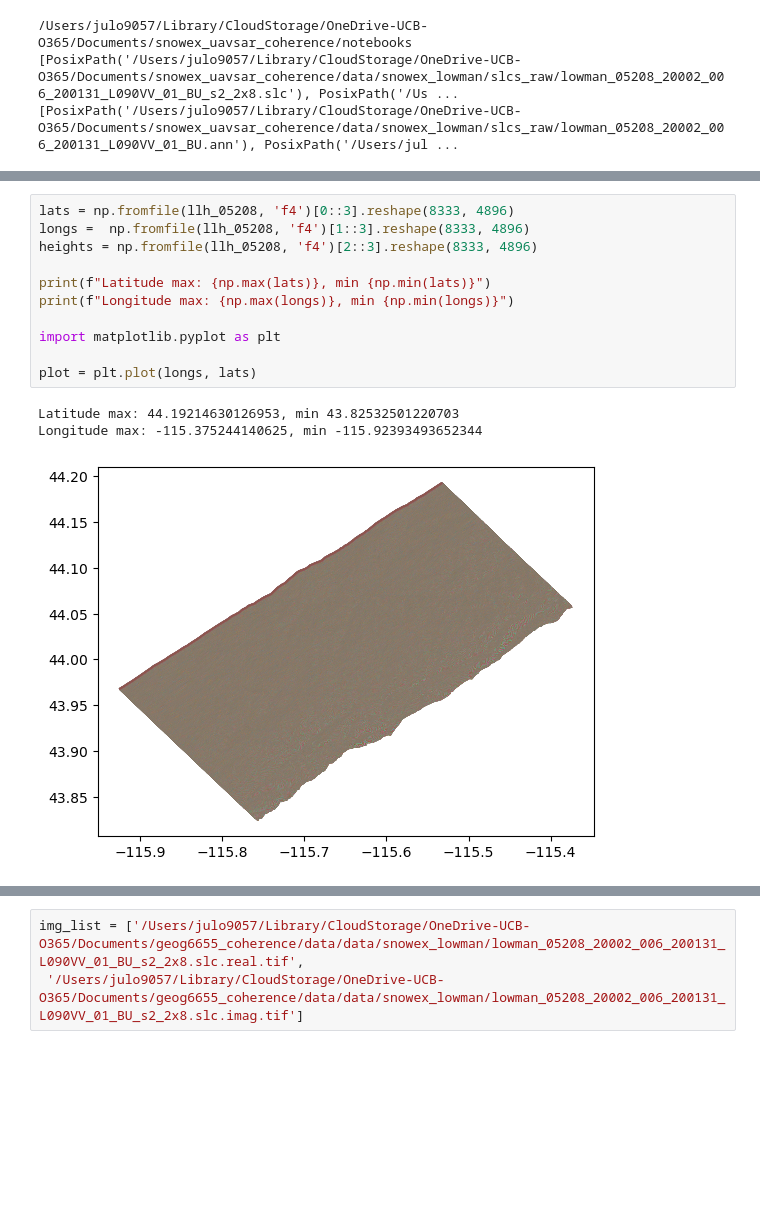
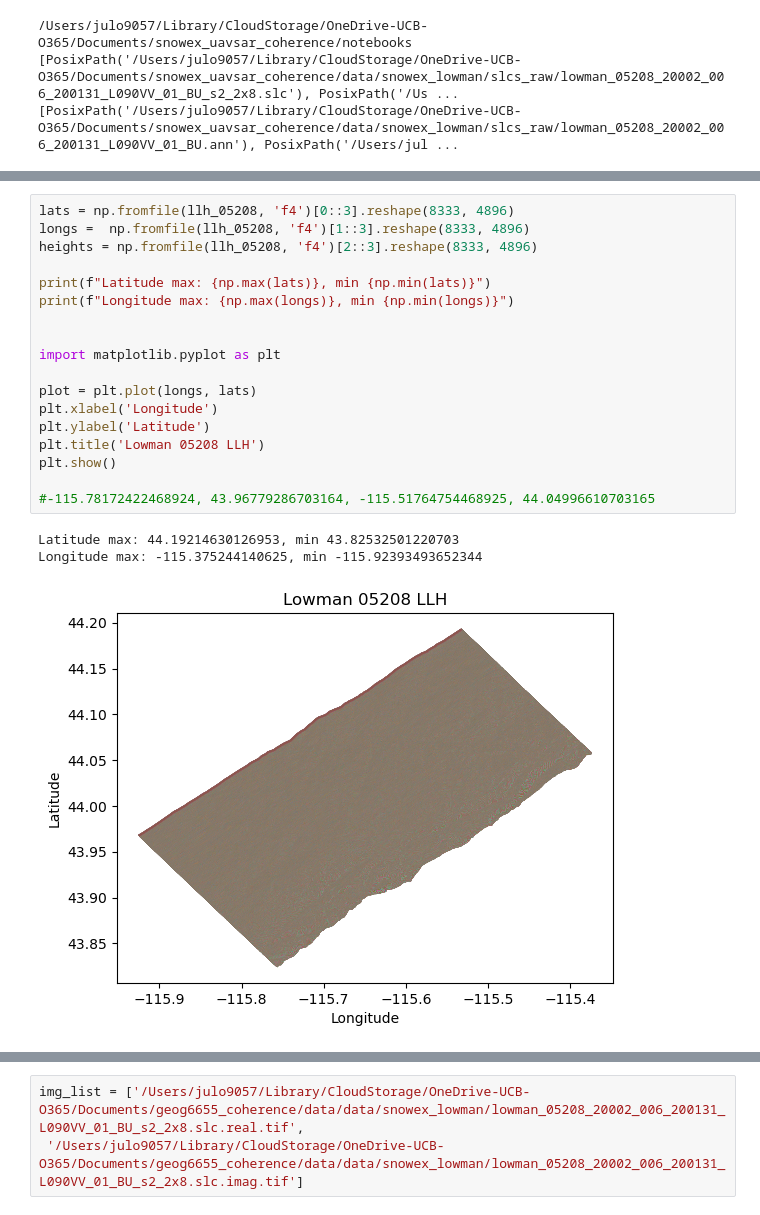
Before and after one commit to julober/snowex_uavsar_coherence, a Jupyter notebook: notebooks/geocoding.ipynb, the cells around one changed output, grey strips where cells are left out. Cells and saved outputs as stored; diff of their text form; blank space fills up the shorter version.

```diff
--- a/notebooks/geocoding.ipynb
+++ b/notebooks/geocoding.ipynb
@@ -47,15 +171,22 @@ Annotation file: /Users/julo9057/Library/CloudStorage/OneDrive-UCB-O365/Document
 # %%
 lats = np.fromfile(llh_05208, 'f4')[0::3].reshape(8333, 4896)
 longs =  np.fromfile(llh_05208, 'f4')[1::3].reshape(8333, 4896)
 heights = np.fromfile(llh_05208, 'f4')[2::3].reshape(8333, 4896)
 
 print(f"Latitude max: {np.max(lats)}, min {np.min(lats)}")
 print(f"Longitude max: {np.max(longs)}, min {np.min(longs)}")
 
+
 import matplotlib.pyplot as plt
 
 plot = plt.plot(longs, lats)
+plt.xlabel('Longitude')
+plt.ylabel('Latitude')
+plt.title('Lowman 05208 LLH')
+plt.show()
+
+#-115.78172422468924, 43.96779286703164, -115.51764754468925, 44.04996610703165
 # %% [output]
 Latitude max: 44.19214630126953, min 43.82532501220703
 Longitude max: -115.375244140625, min -115.92393493652344
-[figure, old version]
+[figure, new version]
```
Also changed, not shown: parts of 12 cells of this notebook, 1 other file.
